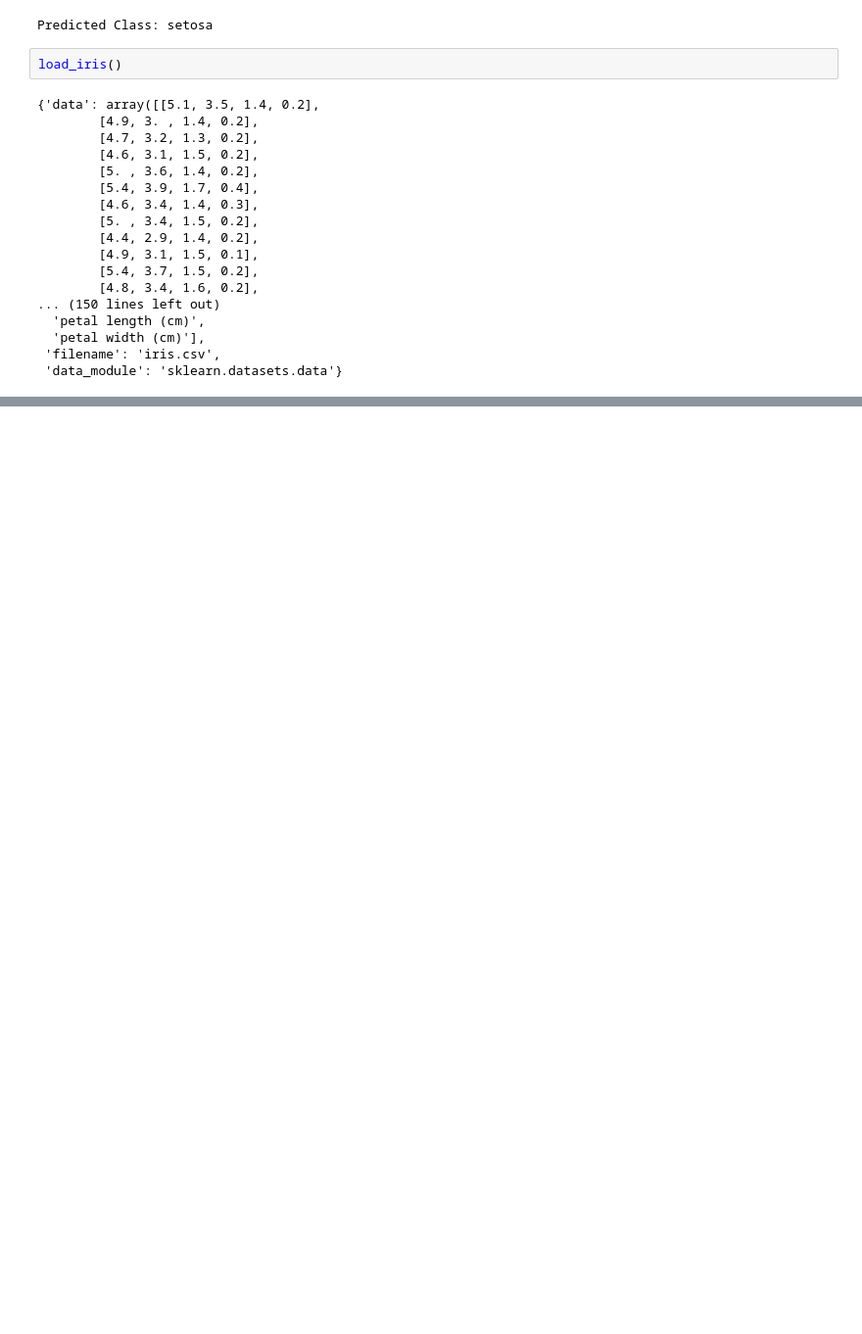
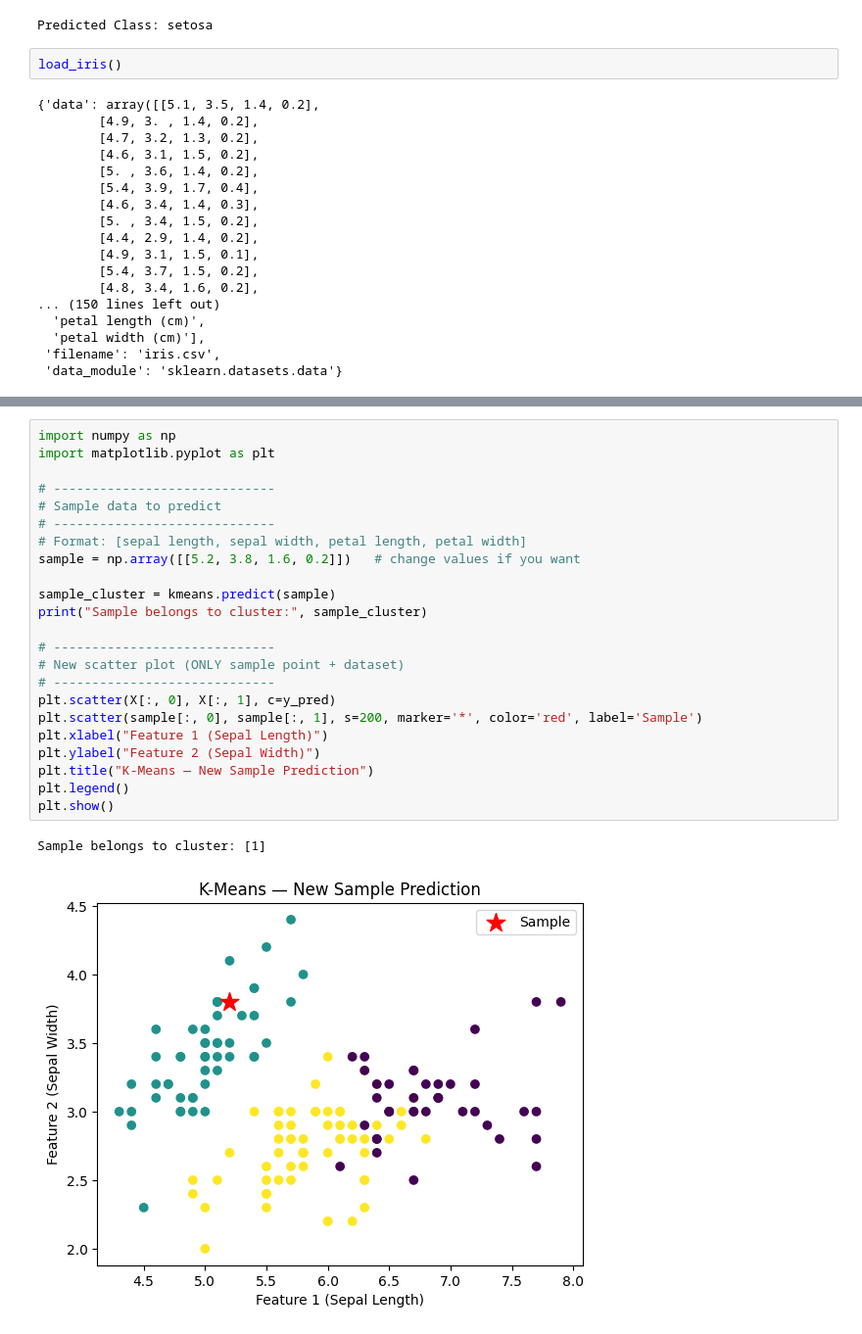
Before and after one commit to Subinkvs/ML_Scikit_Learn, a Jupyter notebook: Juypter_Scikit_Learn.ipynb, the cells around one changed output, grey strips where cells are left out. Shown at 98% size. Drawn from its saved outputs; the diff is of its cells as text; blank space fills up the shorter version.

```diff
--- a/Juypter_Scikit_Learn.ipynb
+++ b/Juypter_Scikit_Learn.ipynb
@@ -321,0 +368,26 @@ load_iris()
+# %%
+import numpy as np
+import matplotlib.pyplot as plt
+
+# -----------------------------
+# Sample data to predict
+# -----------------------------
+# Format: [sepal length, sepal width, petal length, petal width]
+sample = np.array([[5.2, 3.8, 1.6, 0.2]])   # change values if you want
+
+sample_cluster = kmeans.predict(sample)
+print("Sample belongs to cluster:", sample_cluster)
+
+# -----------------------------
+# New scatter plot (ONLY sample point + dataset)
+# -----------------------------
+plt.scatter(X[:, 0], X[:, 1], c=y_pred)
+plt.scatter(sample[:, 0], sample[:, 1], s=200, marker='*', color='red', label='Sample')
+plt.xlabel("Feature 1 (Sepal Length)")
+plt.ylabel("Feature 2 (Sepal Width)")
+plt.title("K-Means — New Sample Prediction")
+plt.legend()
+plt.show()
+# %% [output]
+Sample belongs to cluster: [1]
+[figure, added]
```
Also changed, not shown: parts of 12 cells of this notebook.
